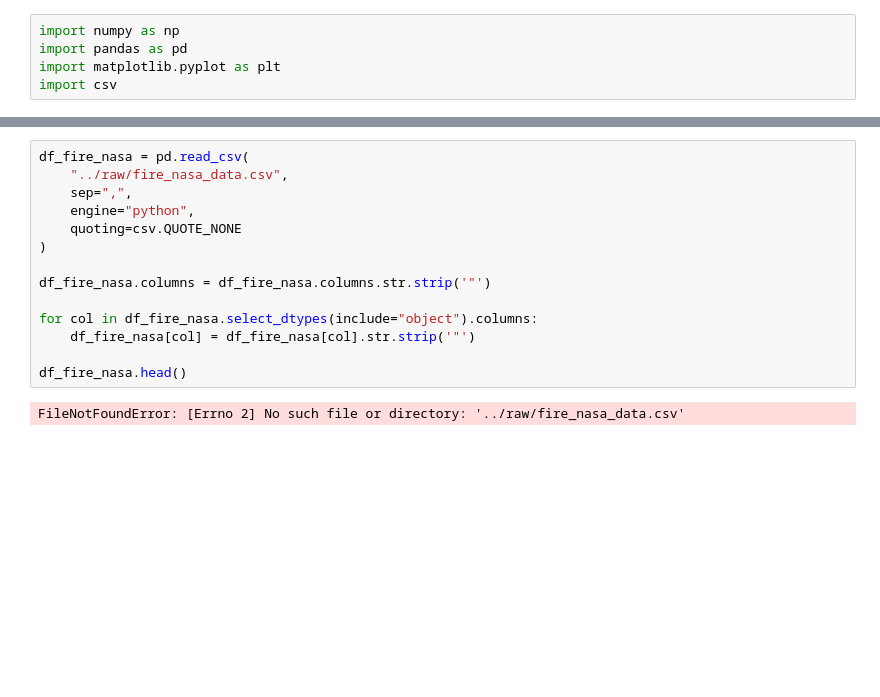
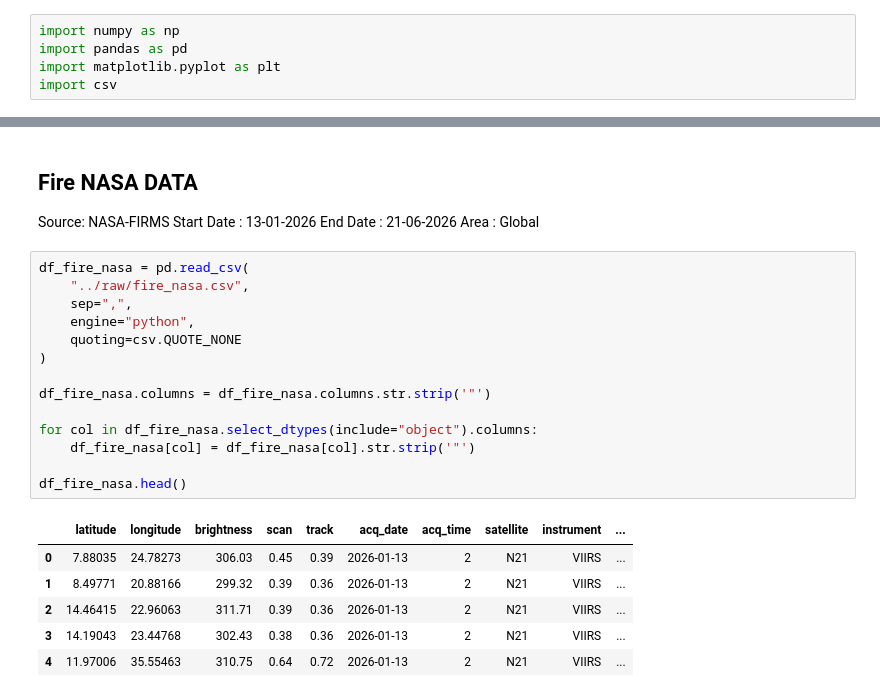
Before and after one commit to EsmeNtb/Gaia-Phylax, a Jupyter notebook: backend/data/notebooks/01.data_preprocessing.ipynb, the cells around one changed output, grey strips where cells are left out. Cells and saved outputs as stored; diff of their text form; blank space fills up the shorter version.

```diff
--- a/backend/data/notebooks/01.data_preprocessing.ipynb
+++ b/backend/data/notebooks/01.data_preprocessing.ipynb
@@ -27,16 +81,27 @@ df_citizen.head()
+# %% [markdown]
+## Fire NASA DATA
+Source: NASA-FIRMS
+Start Date :  13-01-2026
+End Date : 21-06-2026
+Area : Global
 # %%
 df_fire_nasa = pd.read_csv(
-    "../raw/fire_nasa_data.csv",
+    "../raw/fire_nasa.csv",
     sep=",",
     engine="python",
     quoting=csv.QUOTE_NONE
 )
 
 df_fire_nasa.columns = df_fire_nasa.columns.str.strip('"')
 
 for col in df_fire_nasa.select_dtypes(include="object").columns:
     df_fire_nasa[col] = df_fire_nasa[col].str.strip('"')
 
 df_fire_nasa.head()
 # %% [output]
-FileNotFoundError: [Errno 2] No such file or directory: '../raw/fire_nasa_data.csv'
+|  | latitude | longitude | brightness | scan | track | acq_date | acq_time | satellite | instrument | ... |
+| 0 | 7.88035 | 24.78273 | 306.03 | 0.45 | 0.39 | 2026-01-13 | 2 | N21 | VIIRS | ... |
+| 1 | 8.49771 | 20.88166 | 299.32 | 0.39 | 0.36 | 2026-01-13 | 2 | N21 | VIIRS | ... |
+| 2 | 14.46415 | 22.96063 | 311.71 | 0.39 | 0.36 | 2026-01-13 | 2 | N21 | VIIRS | ... |
+| 3 | 14.19043 | 23.44768 | 302.43 | 0.38 | 0.36 | 2026-01-13 | 2 | N21 | VIIRS | ... |
+| 4 | 11.97006 | 35.55463 | 310.75 | 0.64 | 0.72 | 2026-01-13 | 2 | N21 | VIIRS | ... |
```
Also changed, not shown: parts of 32 cells of this notebook.
